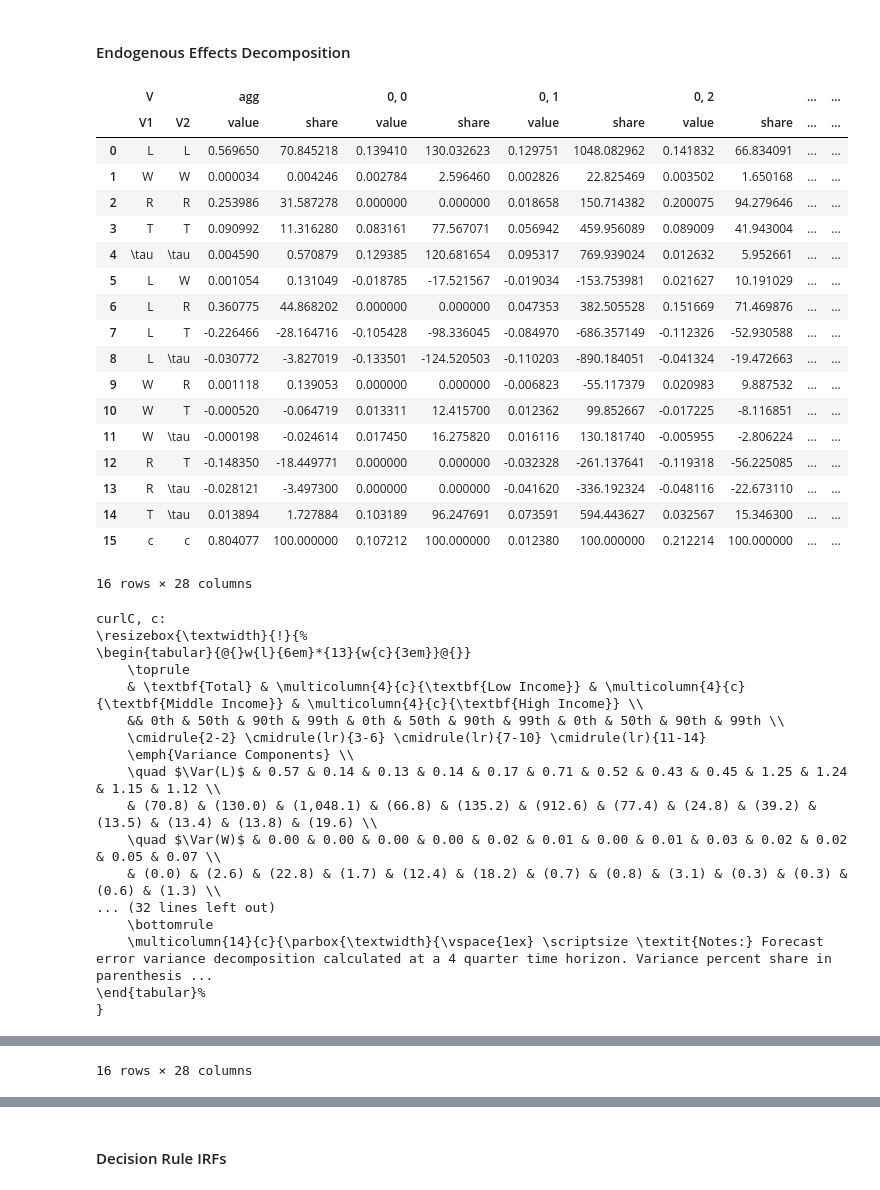
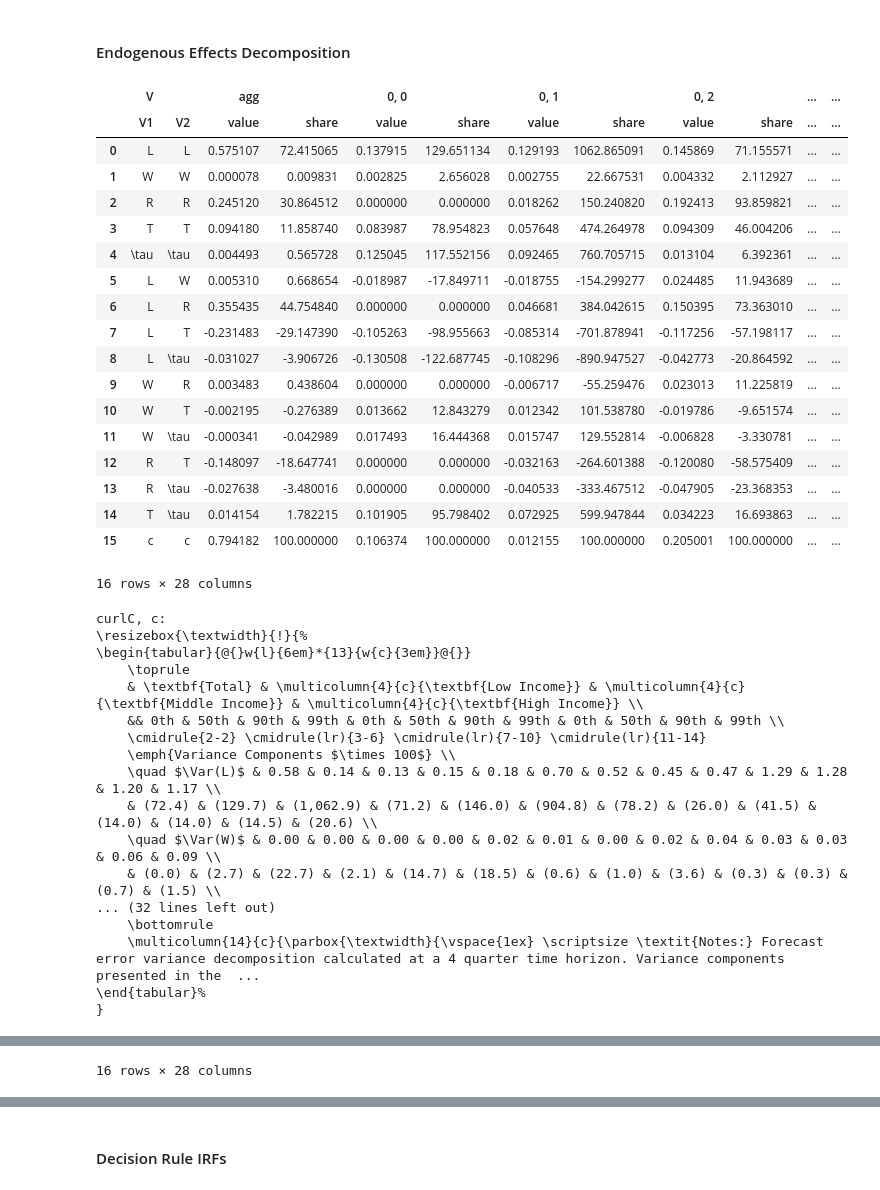
Before and after one commit to GavinEngelstad/HANK-Honors, a Jupyter notebook: notebooks/var_results.ipynb, the cells around one changed output, grey strips where cells are left out. Drawn from its saved outputs; the diff is of its cells as text; code cells hidden in the pictures.

```diff
--- a/notebooks/var_results.ipynb
+++ b/notebooks/var_results.ipynb
@@ -57,7 +57,7 @@ hank.solve_ss(free, endog, V_a0, X0, markets=markets)
 assert np.isclose(hank.curlC + hank.G - hank.Y, 0)  # walras
 
 ## solve for perturbation matrix
-T = 300
+T = 500
 G, dxs = hank.solve_G(T, ha=True, h=1e-4)
 
 f'phi = {hank.phi}; beta = {hank.beta}'
@@ -420,56 +420,56 @@ for aggx, x in zip(['curlC', 'curlB'], ['c', 'a']):
     & \textbf{Total} & \multicolumn{4}{c}{\textbf{Low Income}} & \multicolumn{4}{c}{\textbf{Middle Income}} & \multicolumn{4}{c}{\textbf{High Income}} \\
     && 0th & 50th & 90th & 99th & 0th & 50th & 90th & 99th & 0th & 50th & 90th & 99th \\
     \cmidrule{2-2} \cmidrule(lr){3-6} \cmidrule(lr){7-10} \cmidrule(lr){11-14}
-    \emph{Variance Components $\\times 100$}} \\
+    \emph{Variance Components $\times 100$} \\
 '''
     for i in res_df[res_df[('V', 'V1')] == res_df[('V', 'V2')]].index[:-1]:
         table += '    \\quad $\\Var(' + res_df.loc[i, ('V', 'V1')] + ')$'
         for v in res_df.values[i, 2::2].astype(float):
             table += f' & {v:,.2f}'
         table += ' \\\\\n   '
         for v in res_df.values[i, 3::2].astype(float):
             table += f' & ({v:,.1f})'
         table += ' \\\\\n'
     table += '    \\cmidrule{2-2} \\cmidrule(lr){3-6} \\cmidrule(lr){7-10} \\cmidrule(lr){11-14}\n    \\emph{Covariance Components $\\times 100$} \\\\\n'
     for i in res_df[res_df[('V', 'V1')] != res_df[('V', 'V2')]].index:
         table += '    \\quad $\\Cov(' + res_df.loc[i, ('V', 'V1')] + ', ' + res_df.loc[i, ('V', 'V2')] + ')$'
         for v in res_df.values[i, 2::2].astype(float):
             table += f' & {v:,.2f}'
         table += ' \\\\\n   '
         for v in res_df.values[i, 3::2].astype(float):
             table += f' & ({v:,.1f})'
         table += ' \\\\\n'
-    table += '    \\cmidrule{2-2} \\cmidrule(lr){3-6} \\cmidrule(lr){7-10} \\cmidrule(lr){11-14}\n    \\textit{Total $\\times 100$}} \\\\\n'
+    table += '    \\cmidrule{2-2} \\cmidrule(lr){3-6} \\cmidrule(lr){7-10} \\cmidrule(lr){11-14}\n    \\textit{Total $\\times 100$} \\\\\n'
     table += '    \\quad $\\Var(' + x + ')$'
     for v in res_df.values[15, 2::2].astype(float):
         table += f' & {v:,.2f}'
     table += ' \\\\\n   '
     for v in res_df.values[15, 3::2].astype(float):
         table += f' & ({v:,.1f})'
     table += ' \\\\\n'
     table += '    \\bottomrule \n    \\multicolumn{14}{c}{\\parbox{\\textwidth}{\\vspace{1ex} \\scriptsize \\textit{Notes:} Forecast error variance decomposition calculated at a 4 quarter time horizon. Variance components presented in the table are multiplied by 100. Variance percent share in parentheses. Column percentiles correspond to the 0th, 50th, 90th, and 99th wealth percentiles.}}\n\\end{tabular}%\n}'
 
     print(f'{aggx}, {x}:')
     print(table)
 # %% [output]
 |  | V |  | agg |  | 0, 0 |  | 0, 1 |  | 0, 2 |  | ... | ... |
 |  | V1 | V2 | value | share | value | share | value | share | value | share | ... | ... |
-| 0 | L | L | 0.569650 | 70.845218 | 0.139410 | 130.032623 | 0.129751 | 1048.082962 | 0.141832 | 66.834091 | ... | ... |
-| 1 | W | W | 0.000034 | 0.004246 | 0.002784 | 2.596460 | 0.002826 | 22.825469 | 0.003502 | 1.650168 | ... | ... |
-| 2 | R | R | 0.253986 | 31.587278 | 0.000000 | 0.000000 | 0.018658 | 150.714382 | 0.200075 | 94.279646 | ... | ... |
-| 3 | T | T | 0.090992 | 11.316280 | 0.083161 | 77.567071 | 0.056942 | 459.956089 | 0.089009 | 41.943004 | ... | ... |
-| 4 | \tau | \tau | 0.004590 | 0.570879 | 0.129385 | 120.681654 | 0.095317 | 769.939024 | 0.012632 | 5.952661 | ... | ... |
-| 5 | L | W | 0.001054 | 0.131049 | -0.018785 | -17.521567 | -0.019034 | -153.753981 | 0.021627 | 10.191029 | ... | ... |
-| 6 | L | R | 0.360775 | 44.868202 | 0.000000 | 0.000000 | 0.047353 | 382.505528 | 0.151669 | 71.469876 | ... | ... |
-| 7 | L | T | -0.226466 | -28.164716 | -0.105428 | -98.336045 | -0.084970 | -686.357149 | -0.112326 | -52.930588 | ... | ... |
-| 8 | L | \tau | -0.030772 | -3.827019 | -0.133501 | -124.520503 | -0.110203 | -890.184051 | -0.041324 | -19.472663 | ... | ... |
-| 9 | W | R | 0.001118 | 0.139053 | 0.000000 | 0.000000 | -0.006823 | -55.117379 | 0.020983 | 9.887532 | ... | ... |
-| 10 | W | T | -0.000520 | -0.064719 | 0.013311 | 12.415700 | 0.012362 | 99.852667 | -0.017225 | -8.116851 | ... | ... |
-| 11 | W | \tau | -0.000198 | -0.024614 | 0.017450 | 16.275820 | 0.016116 | 130.181740 | -0.005955 | -2.806224 | ... | ... |
-| 12 | R | T | -0.148350 | -18.449771 | 0.000000 | 0.000000 | -0.032328 | -261.137641 | -0.119318 | -56.225085 | ... | ... |
-| 13 | R | \tau | -0.028121 | -3.497300 | 0.000000 | 0.000000 | -0.041620 | -336.192324 | -0.048116 | -22.673110 | ... | ... |
-| 14 | T | \tau | 0.013894 | 1.727884 | 0.103189 | 96.247691 | 0.073591 | 594.443627 | 0.032567 | 15.346300 | ... | ... |
-| 15 | c | c | 0.804077 | 100.000000 | 0.107212 | 100.000000 | 0.012380 | 100.000000 | 0.212214 | 100.000000 | ... | ... |
+| 0 | L | L | 0.575107 | 72.415065 | 0.137915 | 129.651134 | 0.129193 | 1062.865091 | 0.145869 | 71.155571 | ... | ... |
+| 1 | W | W | 0.000078 | 0.009831 | 0.002825 | 2.656028 | 0.002755 | 22.667531 | 0.004332 | 2.112927 | ... | ... |
+| 2 | R | R | 0.245120 | 30.864512 | 0.000000 | 0.000000 | 0.018262 | 150.240820 | 0.192413 | 93.859821 | ... | ... |
+| 3 | T | T | 0.094180 | 11.858740 | 0.083987 | 78.954823 | 0.057648 | 474.264978 | 0.094309 | 46.004206 | ... | ... |
+| 4 | \tau | \tau | 0.004493 | 0.565728 | 0.125045 | 117.552156 | 0.092465 | 760.705715 | 0.013104 | 6.392361 | ... | ... |
+| 5 | L | W | 0.005310 | 0.668654 | -0.018987 | -17.849711 | -0.018755 | -154.299277 | 0.024485 | 11.943689 | ... | ... |
+| 6 | L | R | 0.355435 | 44.754840 | 0.000000 | 0.000000 | 0.046681 | 384.042615 | 0.150395 | 73.363010 | ... | ... |
+| 7 | L | T | -0.231483 | -29.147390 | -0.105263 | -98.955663 | -0.085314 | -701.878941 | -0.117256 | -57.198117 | ... | ... |
+| 8 | L | \tau | -0.031027 | -3.906726 | -0.130508 | -122.687745 | -0.108296 | -890.947527 | -0.042773 | -20.864592 | ... | ... |
+| 9 | W | R | 0.003483 | 0.438604 | 0.000000 | 0.000000 | -0.006717 | -55.259476 | 0.023013 | 11.225819 | ... | ... |
+| 10 | W | T | -0.002195 | -0.276389 | 0.013662 | 12.843279 | 0.012342 | 101.538780 | -0.019786 | -9.651574 | ... | ... |
+| 11 | W | \tau | -0.000341 | -0.042989 | 0.017493 | 16.444368 | 0.015747 | 129.552814 | -0.006828 | -3.330781 | ... | ... |
+| 12 | R | T | -0.148097 | -18.647741 | 0.000000 | 0.000000 | -0.032163 | -264.601388 | -0.120080 | -58.575409 | ... | ... |
+| 13 | R | \tau | -0.027638 | -3.480016 | 0.000000 | 0.000000 | -0.040533 | -333.467512 | -0.047905 | -23.368353 | ... | ... |
+| 14 | T | \tau | 0.014154 | 1.782215 | 0.101905 | 95.798402 | 0.072925 | 599.947844 | 0.034223 | 16.693863 | ... | ... |
+| 15 | c | c | 0.794182 | 100.000000 | 0.106374 | 100.000000 | 0.012155 | 100.000000 | 0.205001 | 100.000000 | ... | ... |
 16 rows × 28 columns
 curlC, c:
 \resizebox{\textwidth}{!}{%
@@ -478,14 +478,14 @@ curlC, c:
     & \textbf{Total} & \multicolumn{4}{c}{\textbf{Low Income}} & \multicolumn{4}{c}{\textbf{Middle Income}} & \multicolumn{4}{c}{\textbf{High Income}} \\
     && 0th & 50th & 90th & 99th & 0th & 50th & 90th & 99th & 0th & 50th & 90th & 99th \\
     \cmidrule{2-2} \cmidrule(lr){3-6} \cmidrule(lr){7-10} \cmidrule(lr){11-14}
-    \emph{Variance Components} \\
-    \quad $\Var(L)$ & 0.57 & 0.14 & 0.13 & 0.14 & 0.17 & 0.71 & 0.52 & 0.43 & 0.45 & 1.25 & 1.24 & 1.15 & 1.12 \\
-    & (70.8) & (130.0) & (1,048.1) & (66.8) & (135.2) & (912.6) & (77.4) & (24.8) & (39.2) & (13.5) & (13.4) & (13.8) & (19.6) \\
-    \quad $\Var(W)$ & 0.00 & 0.00 & 0.00 & 0.00 & 0.02 & 0.01 & 0.00 & 0.01 & 0.03 & 0.02 & 0.02 & 0.05 & 0.07 \\
-    & (0.0) & (2.6) & (22.8) & (1.7) & (12.4) & (18.2) & (0.7) & (0.8) & (3.1) & (0.3) & (0.3) & (0.6) & (1.3) \\
+    \emph{Variance Components $\times 100$} \\
+    \quad $\Var(L)$ & 0.58 & 0.14 & 0.13 & 0.15 & 0.18 & 0.70 & 0.52 & 0.45 & 0.47 & 1.29 & 1.28 & 1.20 & 1.17 \\
+    & (72.4) & (129.7) & (1,062.9) & (71.2) & (146.0) & (904.8) & (78.2) & (26.0) & (41.5) & (14.0) & (14.0) & (14.5) & (20.6) \\
+    \quad $\Var(W)$ & 0.00 & 0.00 & 0.00 & 0.00 & 0.02 & 0.01 & 0.00 & 0.02 & 0.04 & 0.03 & 0.03 & 0.06 & 0.09 \\
+    & (0.0) & (2.7) & (22.7) & (2.1) & (14.7) & (18.5) & (0.6) & (1.0) & (3.6) & (0.3) & (0.3) & (0.7) & (1.5) \\
 ... (32 lines left out)
     \bottomrule
-    \multicolumn{14}{c}{\parbox{\textwidth}{\vspace{1ex} \scriptsize \textit{Notes:} Forecast error variance decomposition calculated at a 4 quarter time horizon. Variance percent share in parenthesis ...
+    \multicolumn{14}{c}{\parbox{\textwidth}{\vspace{1ex} \scriptsize \textit{Notes:} Forecast error variance decomposition calculated at a 4 quarter time horizon. Variance components presented in the  ...
 \end{tabular}%
 }
 |  | V |  | agg |  | 0, 0 |  | 0, 1 |  | 0, 2 |  | ... | ... |
```
Also changed, not shown: parts of 4 cells of this notebook, 59 other files.
